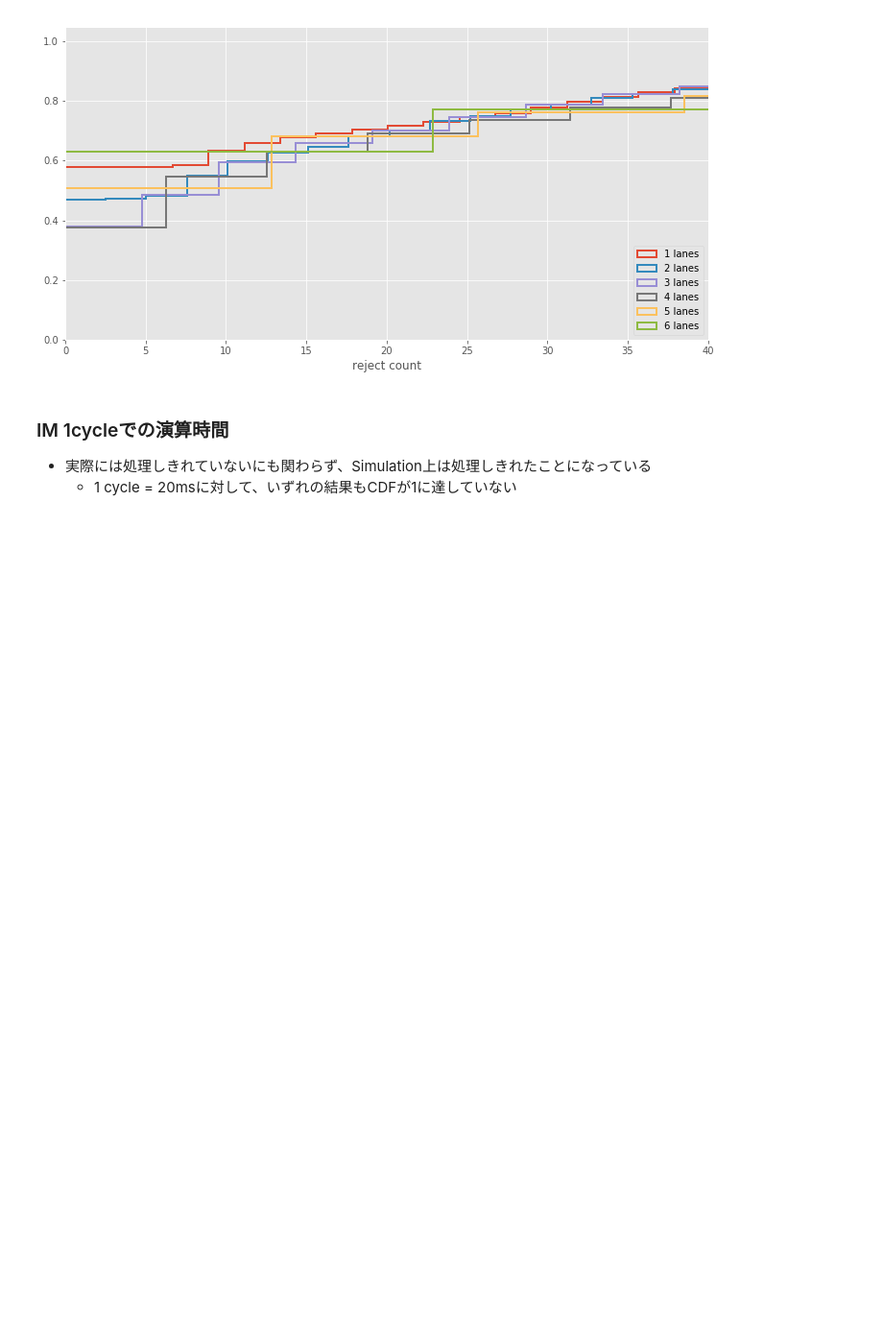
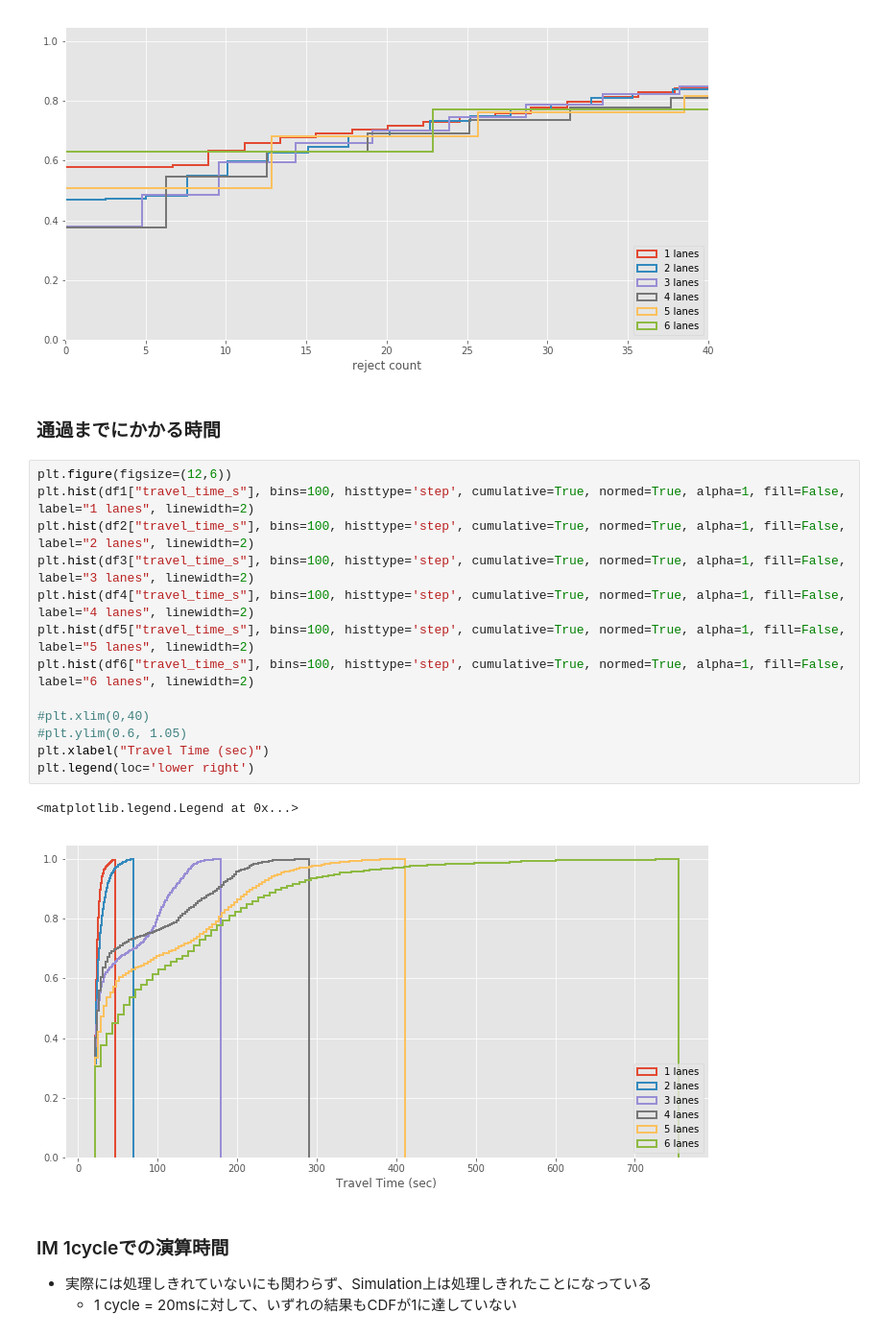
Before and after one commit to koh1/aim, a Jupyter notebook: analysis/processing_time_analysis.ipynb, the cells around one changed output. Shown at 96% size. Saved outputs shown, nothing was run; the diff lists cells and outputs as text; blank space fills up the shorter version.

```diff
--- a/analysis/processing_time_analysis.ipynb
+++ b/analysis/processing_time_analysis.ipynb
@@ -216,6 +225,24 @@ plt.legend(loc='lower right')
 # %% [output]
 <matplotlib.legend.Legend at 0x...>
 [figure]
+# %% [markdown]
+### 通過までにかかる時間
+# %%
+plt.figure(figsize=(12,6))
+plt.hist(df1["travel_time_s"], bins=100, histtype='step', cumulative=True, normed=True, alpha=1, fill=False, label="1 lanes", linewidth=2)
+plt.hist(df2["travel_time_s"], bins=100, histtype='step', cumulative=True, normed=True, alpha=1, fill=False, label="2 lanes", linewidth=2)
+plt.hist(df3["travel_time_s"], bins=100, histtype='step', cumulative=True, normed=True, alpha=1, fill=False, label="3 lanes", linewidth=2)
+plt.hist(df4["travel_time_s"], bins=100, histtype='step', cumulative=True, normed=True, alpha=1, fill=False, label="4 lanes", linewidth=2)
+plt.hist(df5["travel_time_s"], bins=100, histtype='step', cumulative=True, normed=True, alpha=1, fill=False, label="5 lanes", linewidth=2)
+plt.hist(df6["travel_time_s"], bins=100, histtype='step', cumulative=True, normed=True, alpha=1, fill=False, label="6 lanes", linewidth=2)
+
+#plt.xlim(0,40)
+#plt.ylim(0.6, 1.05)
+plt.xlabel("Travel Time (sec)")
+plt.legend(loc='lower right')
+# %% [output]
+<matplotlib.legend.Legend at 0x...>
+[figure, added]
 # %% [markdown]
 ### IM 1cycleでの演算時間
 
```
Also changed, not shown: parts of 1 cell of this notebook, 3 other files.
